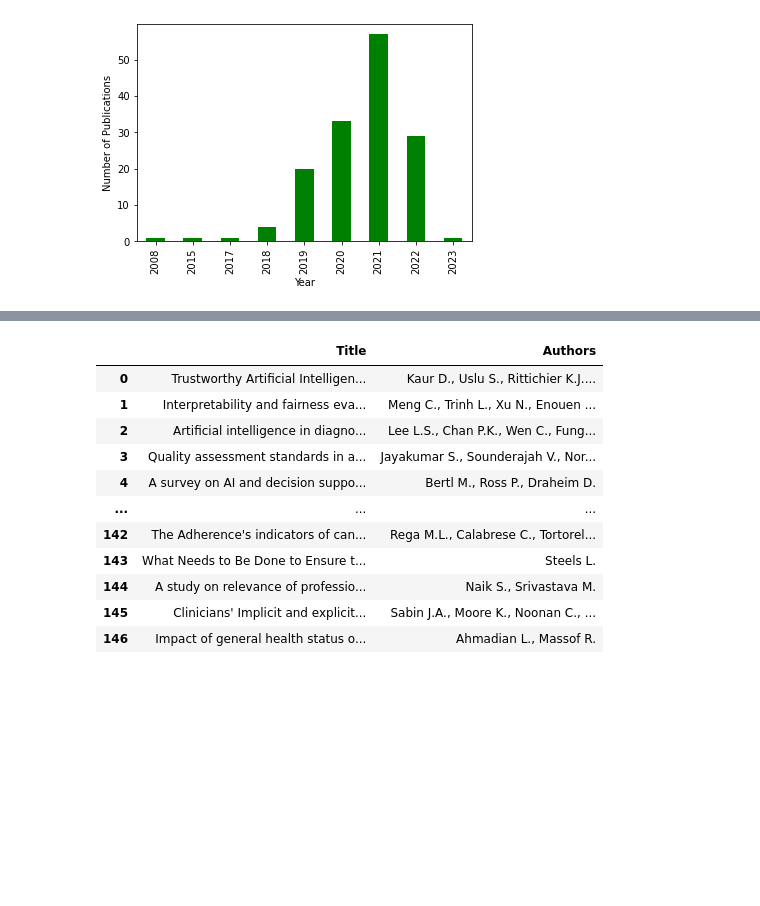
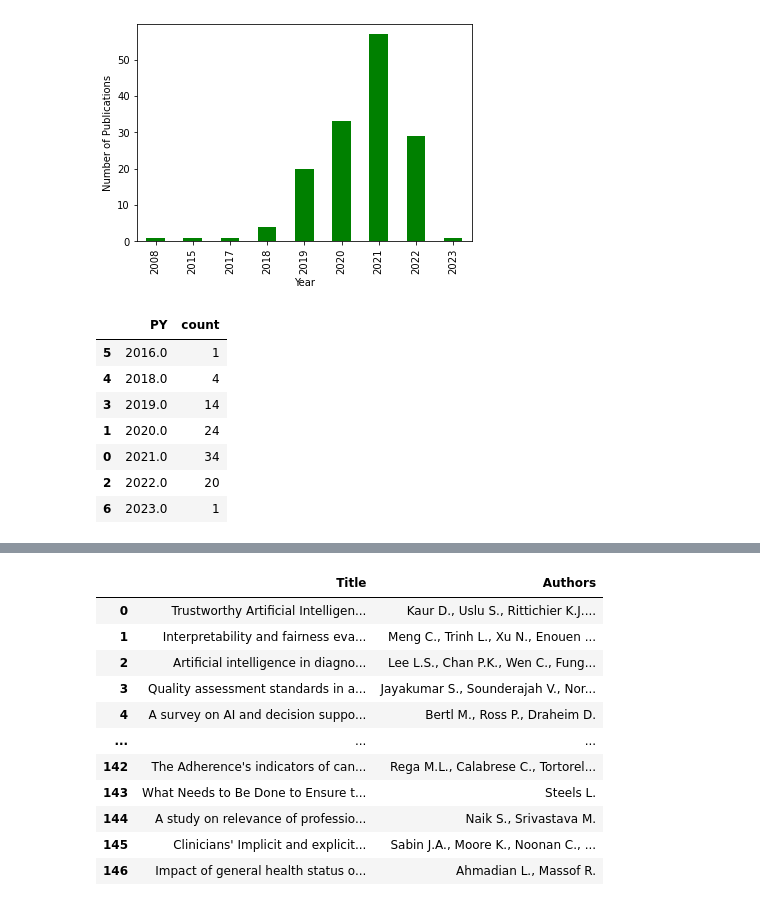
Before and after one commit to marymlucas/co-authorship-sna, a Jupyter notebook: project_SCOPUS1.ipynb, the cells around one changed output, grey strips where cells are left out. Cells and saved outputs as stored; diff of their text form; code cells hidden in the pictures; blank space fills up the shorter version.

```diff
--- a/project_SCOPUS1.ipynb
+++ b/project_SCOPUS1.ipynb
@@ -173,3 +173,15 @@ plt.gca().get_legend().remove()
 plt.show()
 # %% [output]
 [figure]
+# %%
+by_years_wos = wos_data.groupby('PY').size().sort_values(ascending=False).to_frame(name='count').reset_index()
+by_years_wos.sort_values('PY')
+# %% [output]
+|  | PY | count |
+| 5 | 2016.0 | 1 |
+| 4 | 2018.0 | 4 |
+| 3 | 2019.0 | 14 |
+| 1 | 2020.0 | 24 |
+| 0 | 2021.0 | 34 |
+| 2 | 2022.0 | 20 |
+| 6 | 2023.0 | 1 |
```
Also changed, not shown: parts of 17 cells of this notebook.
